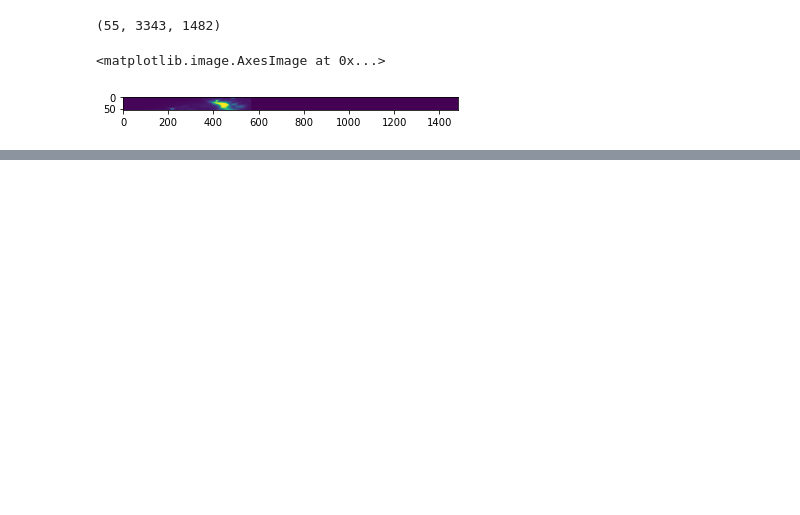
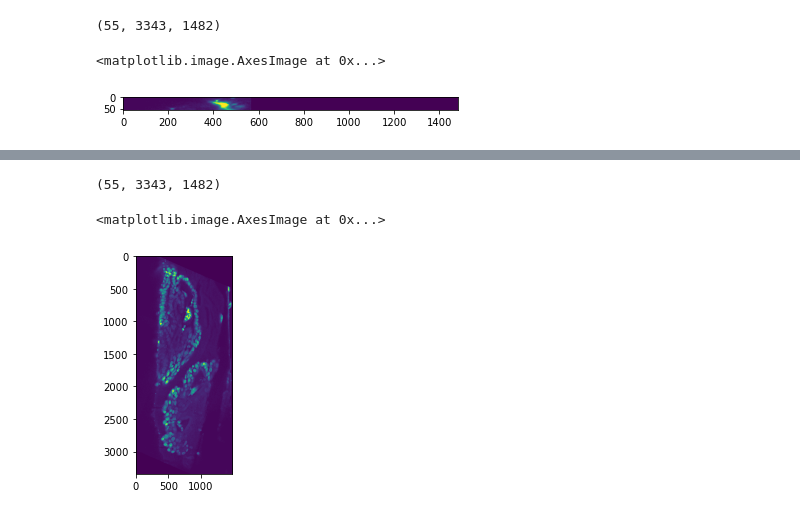
Before and after one commit to Buglakova/fibsem_segm, a Jupyter notebook: mobie_view/mobie_try.ipynb, the cells around one changed output, grey strips where cells are left out. Drawn from its saved outputs; the diff is of its cells as text; code cells hidden in the pictures; blank space fills up the shorter version.

Commit message:
Add image dataset with affine transformation.

```diff
--- a/mobie_view/mobie_try.ipynb
+++ b/mobie_view/mobie_try.ipynb
@@ -212,0 +340,9 @@ This progress looks :) because there were no failed tasks or missing dependencie
+# %%
+ds.shape
+# %% [output]
+(55, 3343, 1482)
+# %%
+plt.imshow(ds[10, :, :])
+# %% [output]
+<matplotlib.image.AxesImage at 0x...>
+[figure, added]
```
Also changed, not shown: parts of 23 cells of this notebook.
